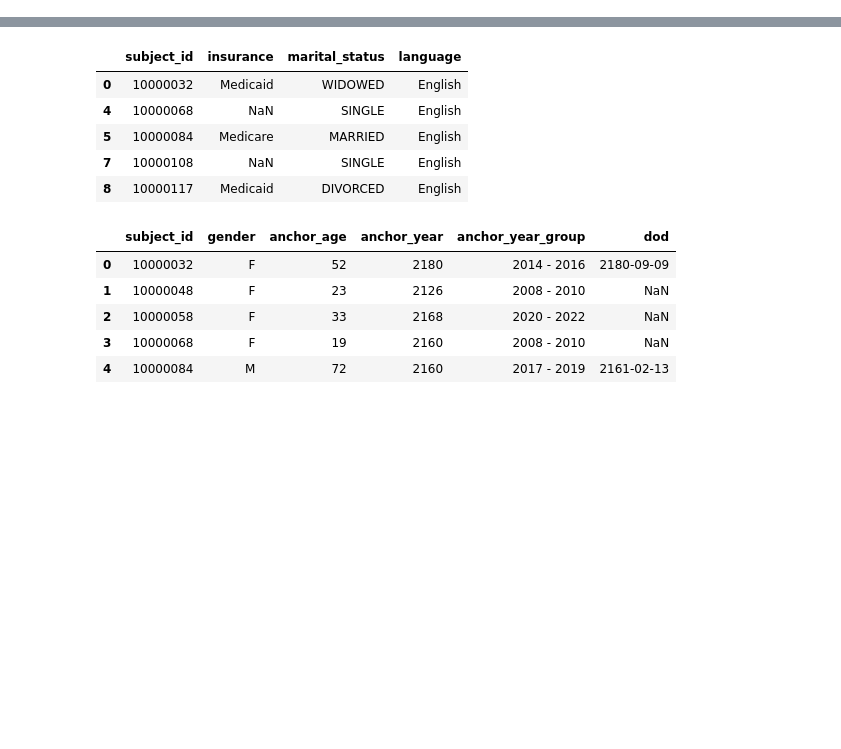
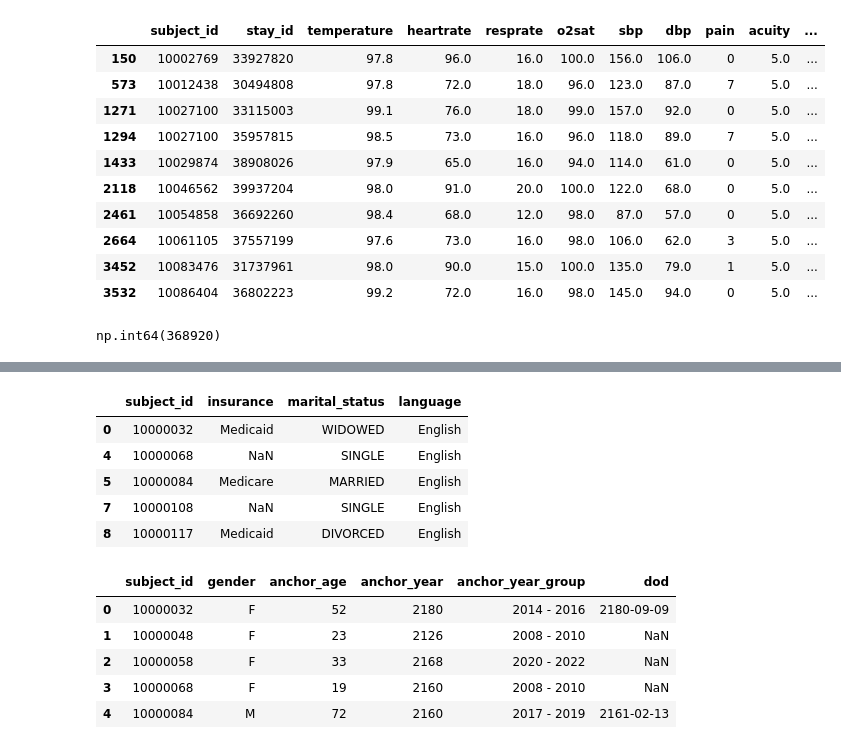
Before and after one commit to ewiesner/Emergency-Department-Wait-Times-, a Jupyter notebook: test.ipynb, the cells around one changed output, grey strips where cells are left out. Saved outputs shown, nothing was run; the diff lists cells and outputs as text; code cells hidden in the pictures; blank space fills up the shorter version.

```diff
--- a/test.ipynb
+++ b/test.ipynb
@@ -11,3 +11,22 @@ ed_medrecon_df = read_csv_gz("ed_data/medrecon.csv.gz")
 ed_pyxis_df = read_csv_gz("ed_data/pyxis.csv.gz")
 ed_triage_df = read_csv_gz("ed_data/triage.csv.gz")
 ed_vitalsign_df = read_csv_gz("ed_data/vitalsign.csv.gz")
+# %%
+ed_triage_df[ed_triage_df['acuity'] > 4].head(10)
+# %% [output]
+|  | subject_id | stay_id | temperature | heartrate | resprate | o2sat | sbp | dbp | pain | acuity | ... |
+| 150 | 10002769 | 33927820 | 97.8 | 96.0 | 16.0 | 100.0 | 156.0 | 106.0 | 0 | 5.0 | ... |
+| 573 | 10012438 | 30494808 | 97.8 | 72.0 | 18.0 | 96.0 | 123.0 | 87.0 | 7 | 5.0 | ... |
+| 1271 | 10027100 | 33115003 | 99.1 | 76.0 | 18.0 | 99.0 | 157.0 | 92.0 | 0 | 5.0 | ... |
+| 1294 | 10027100 | 35957815 | 98.5 | 73.0 | 16.0 | 96.0 | 118.0 | 89.0 | 7 | 5.0 | ... |
+| 1433 | 10029874 | 38908026 | 97.9 | 65.0 | 16.0 | 94.0 | 114.0 | 61.0 | 0 | 5.0 | ... |
+| 2118 | 10046562 | 39937204 | 98.0 | 91.0 | 20.0 | 100.0 | 122.0 | 68.0 | 0 | 5.0 | ... |
+| 2461 | 10054858 | 36692260 | 98.4 | 68.0 | 12.0 | 98.0 | 87.0 | 57.0 | 0 | 5.0 | ... |
+| 2664 | 10061105 | 37557199 | 97.6 | 73.0 | 16.0 | 98.0 | 106.0 | 62.0 | 3 | 5.0 | ... |
+| 3452 | 10083476 | 31737961 | 98.0 | 90.0 | 15.0 | 100.0 | 135.0 | 79.0 | 1 | 5.0 | ... |
+| 3532 | 10086404 | 36802223 | 99.2 | 72.0 | 16.0 | 98.0 | 145.0 | 94.0 | 0 | 5.0 | ... |
+# %%
+# ed_triage_df['chiefcomplaint'].value_counts().head(50)
+ed_triage_df['chiefcomplaint'].value_counts().iloc[:10000].sum()
+# %% [output]
+np.int64(368920)
```
Also changed, not shown: parts of 2 cells of this notebook, 6 other files.
